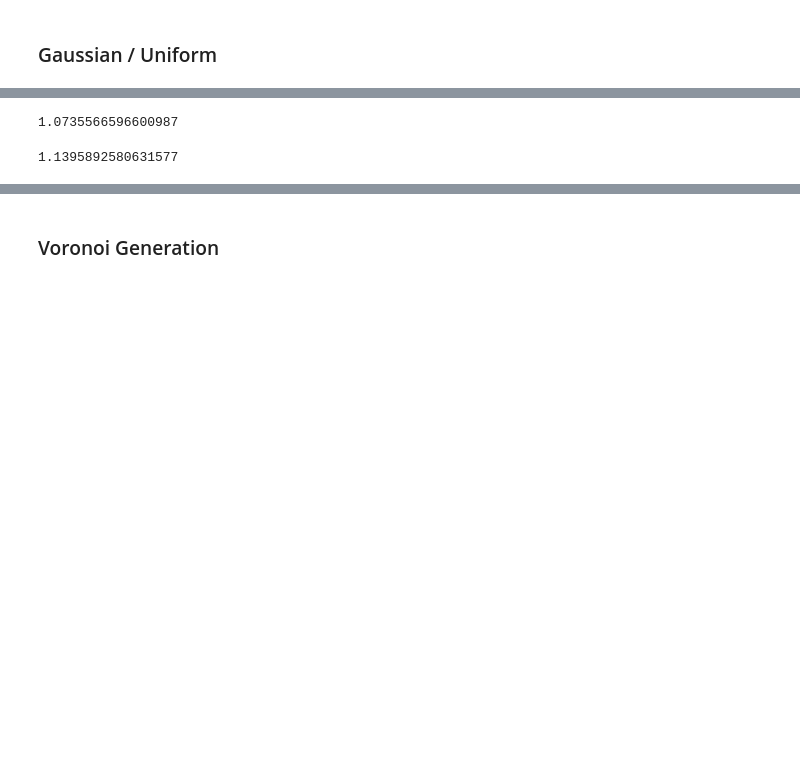
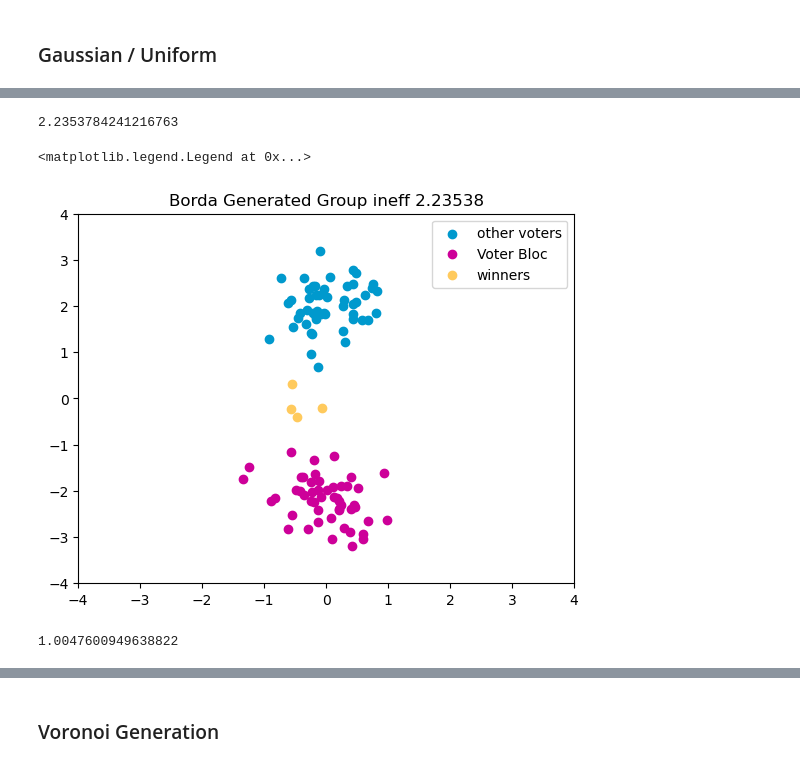
Before and after one commit to kevin-q2/Metric-Voting, a Jupyter notebook: examples/examples2.ipynb, the cells around one changed output, grey strips where cells are left out. Cells and saved outputs as stored; diff of their text form; code cells hidden in the pictures; blank space fills up the shorter version.

```diff
--- a/examples/examples2.ipynb
+++ b/examples/examples2.ipynb
@@ -207,9 +208,9 @@ candidate_params = [{'low': -5, 'high': 5, 'size': 2}]
 distance = lambda point1, point2: np.linalg.norm(point1 - point2)
 
 # Create the group spatial generator object!
-two_party_generator = GroupSpatial(voter_groups = 2, candidate_groups = 1,
-                                   voter_dists = [np.random.normal]*len(two_party_G),
-                                   voter_params = voter_params,
-                                   candidate_dists = [np.random.uniform],
-                                   candidate_params = candidate_params,
-                                   distance = distance)
+two_party_generator = GroupSpatial(n_voter_groups = 2, n_candidate_groups = 1,
+                                   voter_dist_fns = [np.random.normal]*len(two_party_G),
+                                   voter_dist_fn_params = voter_params,
+                                   candidate_dist_fns = [np.random.uniform],
+                                   candidate_dist_fn_params = candidate_params,
+                                   distance_fn = distance)
@@ -218,10 +221,8 @@ two_party_generator = GroupSpatial(voter_groups = 2, candidate_groups = 1,
 profile, \
 candidate_positions, \
 voter_positions, \
-voter_labels = two_party_generator.generate(n, m,
-                                            voter_size_dist = two_party_G,
-                                            candidate_size_dist = [m],
-                                            exact = True)
+voter_labels = two_party_generator.generate(voter_group_sizes = two_party_G,
+                                            candidate_group_sizes = [m])
 # %%
 # visualize the results
 pal = sns.color_palette("hls", 8)
@@ -236,11 +255,29 @@ winners = STV(profile, k)
 dists = euclidean_cost_array(voter_positions, candidate_positions)
 # %%
 # Single group:
-group_inefficiency(dists, winners, voter_labels, 1)
+bloc_label = 0
+single_group = group_inefficiency(dists, winners, voter_labels, bloc_label)
+single_group
 # %% [output]
-1.0735566596600987
+2.2353784241216763
+# %%
+pal = sns.color_palette("hls", 8)
+single_bloc = np.where(voter_labels == bloc_label)[0]
+others = ~np.isin(range(n), single_bloc)
+plt.scatter(voter_positions[others,0], voter_positions[others,1], label = 'other voters', color = colors[0])
+plt.scatter(voter_positions[single_bloc,0], voter_positions[single_bloc,1], label = 'Voter Bloc', color = colors[4])
+plt.scatter(candidate_positions[winners,0], candidate_positions[winners,1], label = 'winners', color = colors[1])
+plt.ylim(-4,4)
+plt.xlim(-4,4)
+plt.title(election + ' Generated Group ineff ' + str(np.round(single_group, 5)))
+plt.savefig('../figures/worst_group/' + election + '_single_group.png', dpi = 100)
+plt.legend()
+# %% [output]
+<matplotlib.legend.Legend at 0x...>
+[figure, added]
 # %%
 # All voters:
-group_inefficiency(dists, winners, np.ones(n), 1)
+all_voters = group_inefficiency(dists, winners, np.ones(n), 1)
+all_voters
 # %% [output]
-1.1395892580631577
+1.0047600949638822
```
Also changed, not shown: parts of 22 cells of this notebook, 5 other files.
